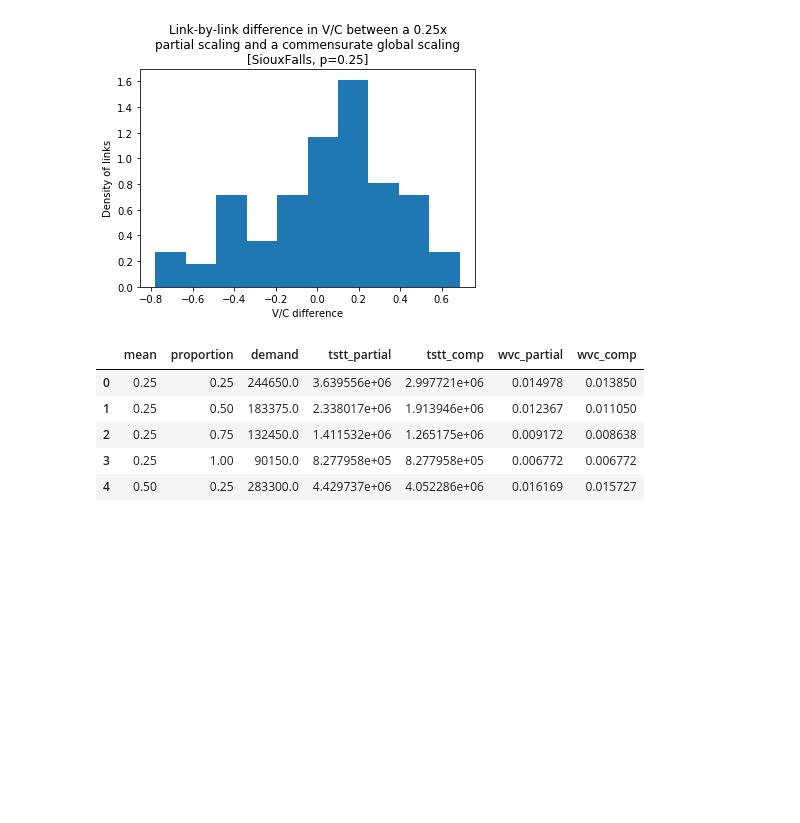
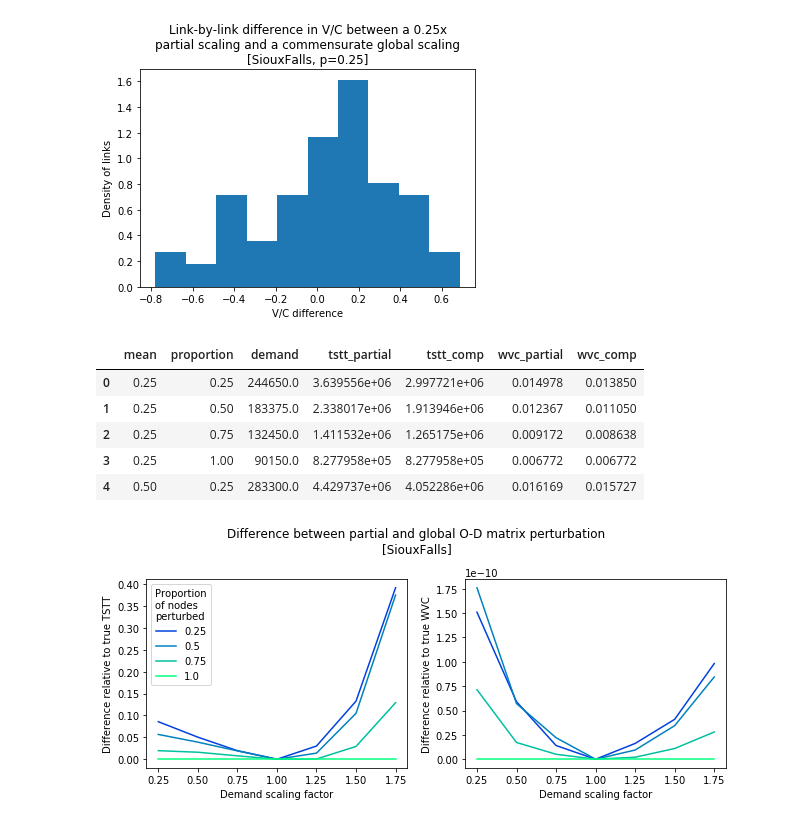
Before and after one commit to CarlinLiao/od-perturbation, a Jupyter notebook: automation.ipynb, the cells around one changed output. Cells and saved outputs as stored; diff of their text form; code cells hidden in the pictures; blank space fills up the shorter version.

```diff
--- a/automation.ipynb
+++ b/automation.ipynb
@@ -600,3 +604,29 @@ df_ppp.head()
 | 2 | 0.25 | 0.75 | 132450.0 | 1.411532e+06 | 1.265175e+06 | 0.009172 | 0.008638 |
 | 3 | 0.25 | 1.00 | 90150.0 | 8.277958e+05 | 8.277958e+05 | 0.006772 | 0.006772 |
 | 4 | 0.50 | 0.25 | 283300.0 | 4.429737e+06 | 4.052286e+06 | 0.016169 | 0.015727 |
+# %%
+def ppp_plotter(df_ppp, net):
+    fig, axes = plt.subplots(ncols=2, figsize=(9,4))
+    props = df_ppp['proportion'].unique()
+    props.sort()
+    means = df_ppp['mean'].unique()
+    means.sort()
+    cm = plt.get_cmap('winter')
+    for p in props:
+        dftemp = df_ppp[df_ppp['proportion']==p].sort_values(by=['mean'])
+        axes[0].plot(means, (dftemp['tstt_partial']-dftemp['tstt_comp'])/true_tstt, c=cm(p), label=p)
+        axes[1].plot(means, (dftemp['wvc_partial']-dftemp['wvc_comp'])/true_tstt, c=cm(p), label=p)
+    axes[0].set_ylabel('Difference relative to true TSTT')
+    axes[0].set_xlabel('Demand scaling factor')
+    axes[1].set_ylabel('Difference relative to true WVC')
+    axes[1].set_xlabel('Demand scaling factor')
+    fig.suptitle('Difference between partial and global O-D matrix perturbation\n[{}]'.format(net))
+    axes[0].legend(title='Proportion\nof nodes\nperturbed')
+    fig.tight_layout()
+    fig.subplots_adjust(top=0.8)
+    plt.savefig('output/plots/{}_partdiff.png'.format(net), dpi='figure')
+    plt.show()
+
+ppp_plotter(df_ppp, net)
+# %% [output]
+[figure, added]
```
Also changed, not shown: parts of 4 cells of this notebook.
